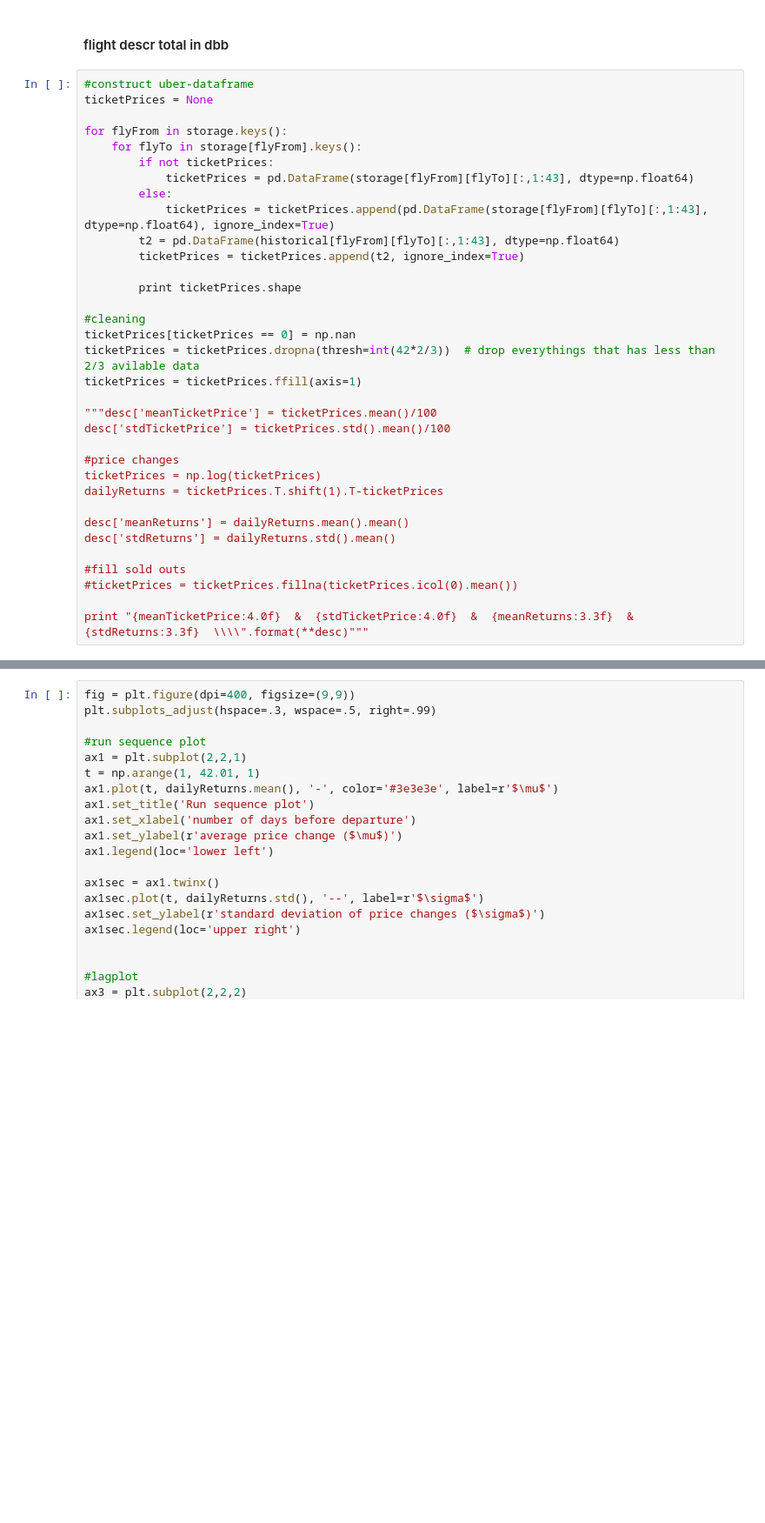
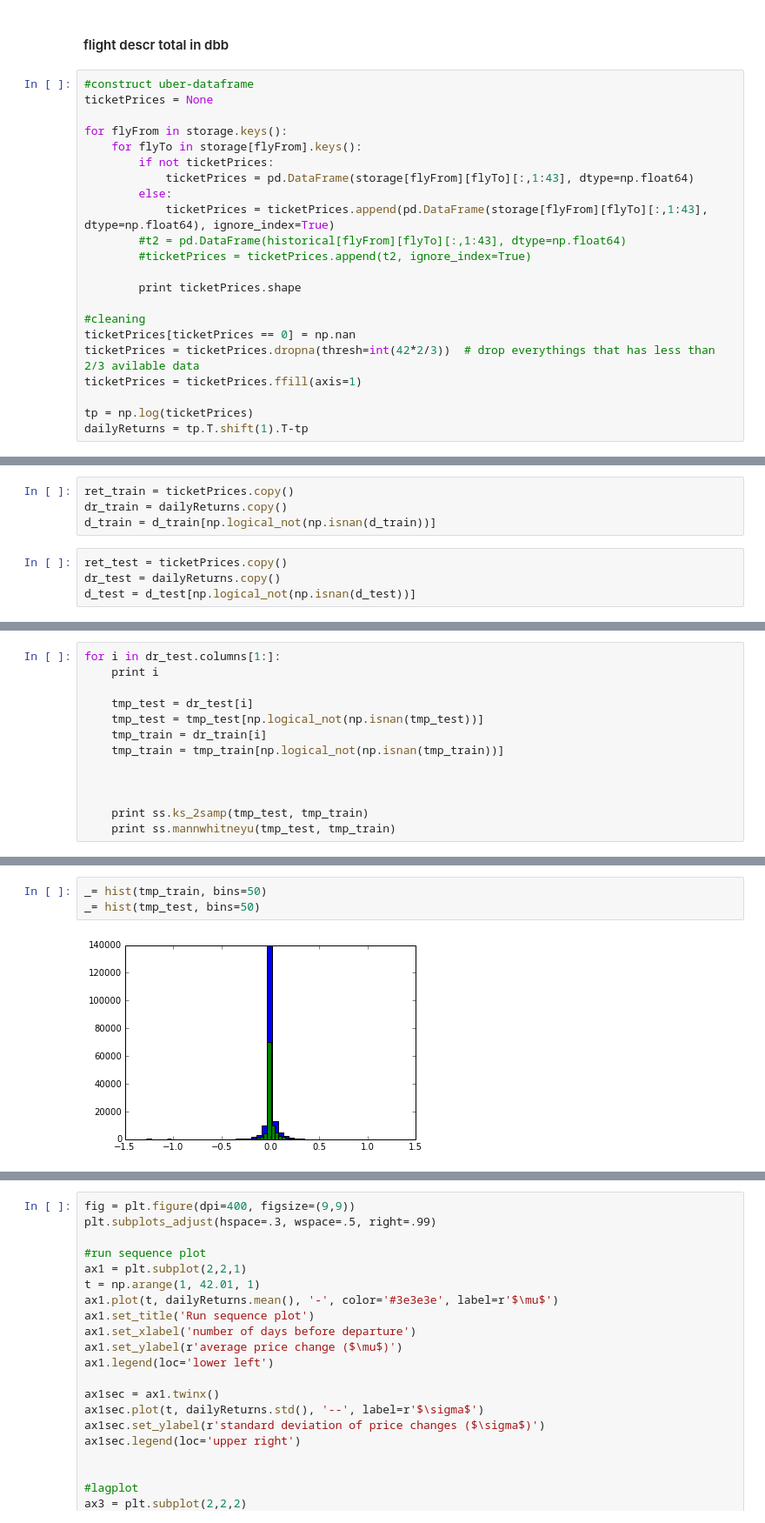
Before and after one commit to vankempen/Thesis, a Jupyter notebook: Simulation/Descriptive Statistics.ipynb, the cells around one changed output, grey strips where cells are left out. Shown: that part at 87% size. Saved outputs shown, nothing was run; the diff lists cells and outputs as text; blank space fills up the shorter version.

Commit message:
Finished Data Analysis

```diff
--- a/Simulation/Descriptive Statistics.ipynb
+++ b/Simulation/Descriptive Statistics.ipynb
@@ -196,8 +196,8 @@ for flyFrom in storage.keys():
             ticketPrices = pd.DataFrame(storage[flyFrom][flyTo][:,1:43], dtype=np.float64)
         else:
             ticketPrices = ticketPrices.append(pd.DataFrame(storage[flyFrom][flyTo][:,1:43], dtype=np.float64), ignore_index=True)
-        t2 = pd.DataFrame(historical[flyFrom][flyTo][:,1:43], dtype=np.float64)
-        ticketPrices = ticketPrices.append(t2, ignore_index=True)
+        #t2 = pd.DataFrame(historical[flyFrom][flyTo][:,1:43], dtype=np.float64)
+        #ticketPrices = ticketPrices.append(t2, ignore_index=True)
 
         print ticketPrices.shape
 
@@ -206,18 +206,6 @@ ticketPrices[ticketPrices == 0] = np.nan
 ticketPrices = ticketPrices.dropna(thresh=int(42*2/3))  # drop everythings that has less than 2/3 avilable data
 ticketPrices = ticketPrices.ffill(axis=1)
 
-"""desc['meanTicketPrice'] = ticketPrices.mean()/100
-desc['stdTicketPrice'] = ticketPrices.std().mean()/100
-
-#price changes
-ticketPrices = np.log(ticketPrices)
-dailyReturns = ticketPrices.T.shift(1).T-ticketPrices
-
-desc['meanReturns'] = dailyReturns.mean().mean()
-desc['stdReturns'] = dailyReturns.std().mean()
-
-#fill sold outs
-#ticketPrices = ticketPrices.fillna(ticketPrices.icol(0).mean())
-
-print "{meanTicketPrice:4.0f}  &  {stdTicketPrice:4.0f}  &  {meanReturns:3.3f}  &  {stdReturns:3.3f}  \\\\".format(**desc)"""
+tp = np.log(ticketPrices)
+dailyReturns = tp.T.shift(1).T-tp
 # %% [output]
@@ -244,0 +229,8 @@ dailyReturns = tp.T.shift(1).T-tp
+# %%
+ret_train = ticketPrices.copy()
+dr_train = dailyReturns.copy()
+d_train = d_train[np.logical_not(np.isnan(d_train))]
+# %%
+ret_test = ticketPrices.copy()
+dr_test = dailyReturns.copy()
+d_test = d_test[np.logical_not(np.isnan(d_test))]
@@ -244,0 +241,13 @@ dailyReturns = tp.T.shift(1).T-tp
+# %%
+for i in dr_test.columns[1:]:
+    print i
+
+    tmp_test = dr_test[i]
+    tmp_test = tmp_test[np.logical_not(np.isnan(tmp_test))]
+    tmp_train = dr_train[i]
+    tmp_train = tmp_train[np.logical_not(np.isnan(tmp_train))]
+
+
+
+    print ss.ks_2samp(tmp_test, tmp_train)
+    print ss.mannwhitneyu(tmp_test, tmp_train)
@@ -244,0 +272,5 @@ dailyReturns = tp.T.shift(1).T-tp
+# %%
+_= hist(tmp_train, bins=50)
+_= hist(tmp_test, bins=50)
+# %% [output]
+[figure, added]
```
Also changed, not shown: parts of 11 cells of this notebook, 7 other files.
